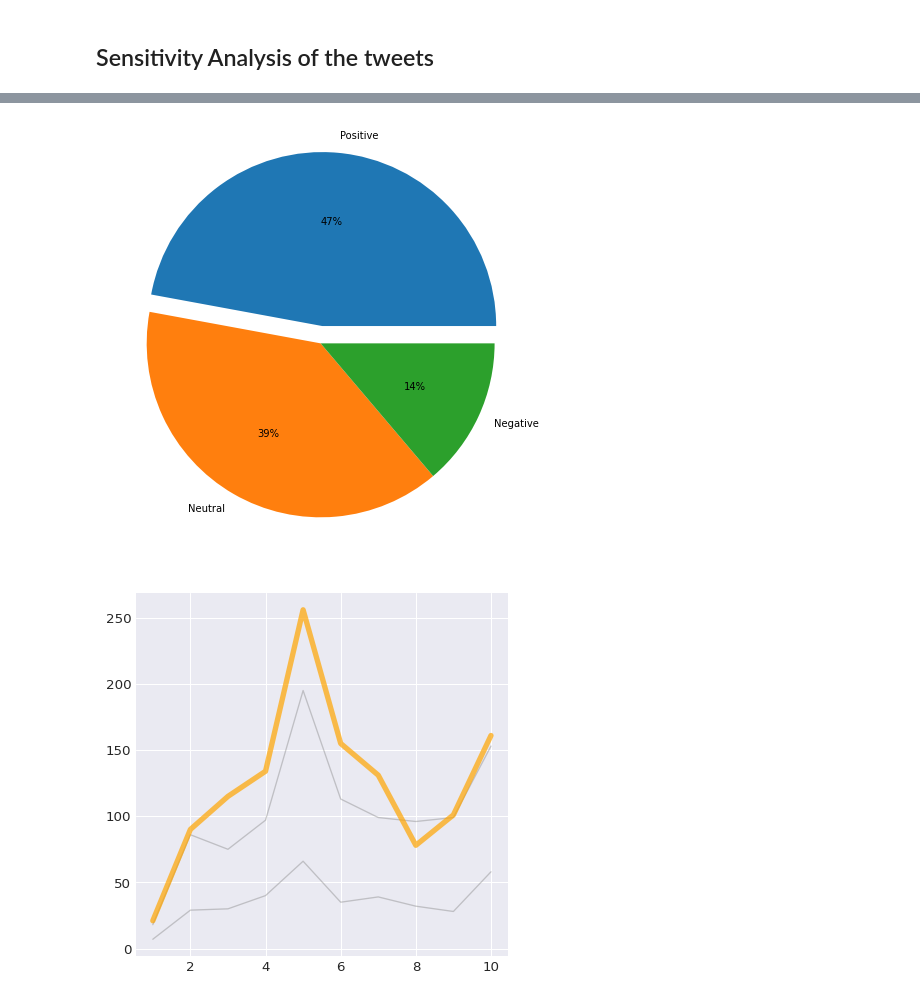
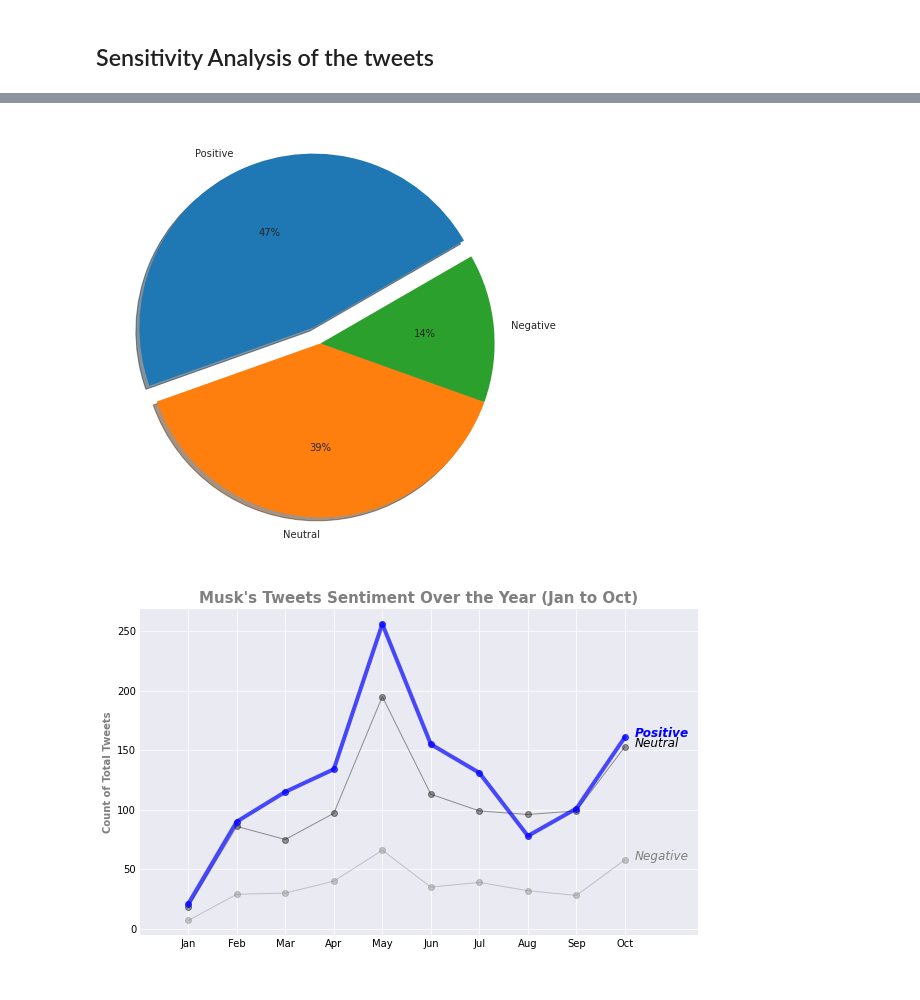
Before and after one commit to Rahad-Mohi-Uddin/Kaggle, a Jupyter notebook: elon-musk-s-tweet-analysis.ipynb, the cells around one changed output, grey strips where cells are left out. Drawn from its saved outputs; the diff is of its cells as text; code cells hidden in the pictures.

Commit message:
Kaggle Notebook | Elon Musk's Tweet Analysis | Version 3

```diff
--- a/elon-musk-s-tweet-analysis.ipynb
+++ b/elon-musk-s-tweet-analysis.ipynb
@@ -172,43 +172,55 @@ tweet.head()
 | 4 | Meeting a lot of cool people at T... | 9366 | 195546 | 2022-10-26 | Meeting a lot of cool people at T... | 0.35 | 0.65 | Positive | 10 |
 | 5 | Entering Twitter HQ – let that si... | 145520 | 1043592 | 2022-10-26 | Entering Twitter HQ let that sink in | 0.00 | 0.00 | Neutral | 10 |
 # %%
+plt.style.use('seaborn-darkgrid')
 plt.figure(figsize=(10,8))
 
 values=tweet['Sentiment'].value_counts()
 label=['Positive','Neutral','Negative']
 explode=[0.1,0,0]
 
-plt.pie(values,labels=label,explode=explode,autopct='%.0f%%')
+plt.pie(values,labels=label,explode=explode,autopct='%.0f%%',shadow=True,startangle=30)
 plt.show()
 # %% [output]
-[figure, old version]
+[figure, new version]
 # %%
 positive=[]
 neutral=[]
 negative=[]
 
 for i in tweet['Month'].unique():
 
     pos=tweet.loc[(tweet['Month']==i) & (tweet['Sentiment']=='Positive'),'Sentiment'].count()
     positive.append(pos)
 
     neu=tweet.loc[(tweet['Month']==i) & (tweet['Sentiment']=='Neutral'),'Sentiment'].count()
     neutral.append(neu)
 
     neg=tweet.loc[(tweet['Month']==i) & (tweet['Sentiment']=='Negative'),'Sentiment'].count()
     negative.append(neg)
 
 date=tweet['Month'].unique().tolist()
+month=['Oct','Sep','Aug','Jul','Jun','May','Apr','Mar','Feb','Jan']
 
 plt.style.use('seaborn-darkgrid')
 
-my_dpi=96
-plt.figure(figsize=(480/my_dpi, 480/my_dpi), dpi=my_dpi)
+plt.figure(figsize=(10,6))
 
-plt.plot(date,neutral,marker='',color='grey',linewidth=1, alpha=0.4)
-plt.plot(date,negative,marker='',color='grey',linewidth=1, alpha=0.4)
-plt.plot(date,positive,marker='',color='orange',linewidth=4, alpha=0.7)
+plt.plot(date,neutral,marker='o',color='black',linewidth=1, alpha=0.4)
+plt.plot(date,negative,marker='o',color='grey',linewidth=1, alpha=0.4)
+plt.plot(date,positive,marker='o',color='blue',linewidth=4, alpha=0.7)
 
+plt.xlim(0,11.5)
+
+plt.text(10.2,neutral[0],'Neutral',horizontalalignment='left',color='black',fontsize='large',fontstyle='italic',fontweight='regular')
+plt.text(10.2,negative[0],'Negative',horizontalalignment='left',color='grey',fontsize='large',fontstyle='italic',fontweight='regular')
+plt.text(10.2,positive[0],'Positive',horizontalalignment='left',color='blue',fontsize='large',fontstyle='italic',fontweight='semibold')
+
+plt.xticks(date,labels=month,color='black',fontsize='medium',fontweight='medium')
+plt.yticks(color='black',fontsize='medium',fontweight='medium')
+
+plt.title("Musk's Tweets Sentiment Over the Year (Jan to Oct)",loc='center',color='grey',fontsize=15,fontweight='semibold')
+plt.ylabel("Count of Total Tweets",color='grey',fontsize=10,fontweight='semibold')
 plt.show()
 # %% [output]
-[figure, old version]
+[figure, new version]
```
